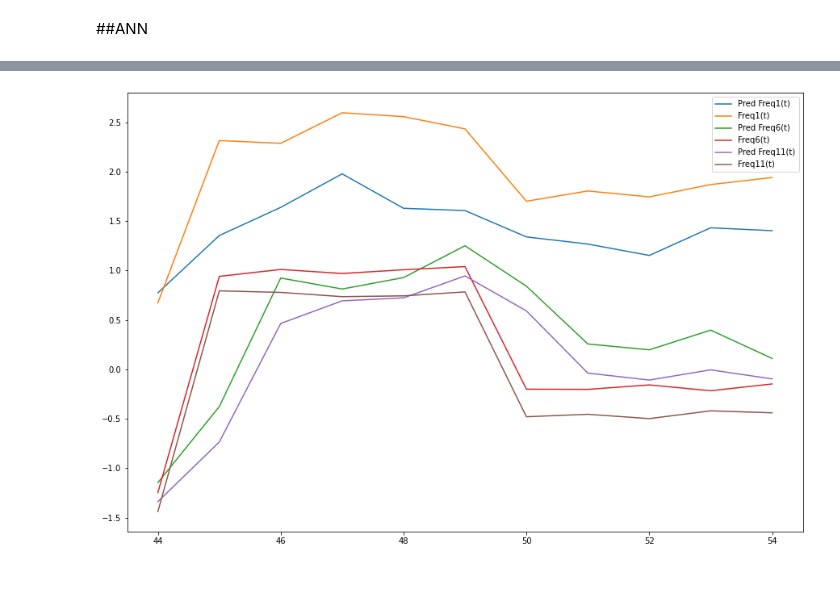
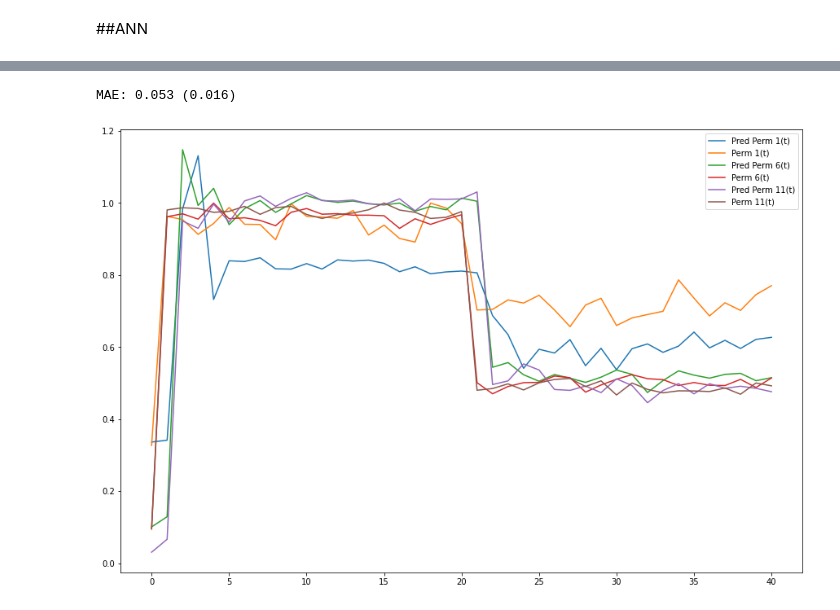
Before and after one commit to shohan007/DIS-soft-sensing-benchmarking-with-SVR-ANN, a Jupyter notebook: Time_series_to_SVR_&_ANN_(Vector).ipynb, the cells around one changed output, grey strips where cells are left out. Drawn from its saved outputs; the diff is of its cells as text; code cells hidden in the pictures; blank space fills up the shorter version.

```diff
--- a/Time_series_to_SVR_&_ANN_(Vector).ipynb
+++ b/Time_series_to_SVR_&_ANN_(Vector).ipynb
@@ -154,0 +67,6 @@ df_index.head()
+# %%
+#Data preprocessing
+dataset=pd.read_excel('/content/Updated database day 1-11 with temp (2).xlsx')
+cleaned_df=dataset.iloc[:,1:16]
+cleaned_df=pd.DataFrame(cleaned_df)
+cleaned_df.head(10)
@@ -180,31 +600,2 @@ MAE: 0.216 (0.055)
 # %% [markdown]
 ##ANN
-# %%
-from numpy import asarray
-from sklearn.datasets import make_regression
-from keras.models import Sequential
-from keras.layers import Dense
-
-#preparing dataset
-
-data = series_to_supervised(values,5)
-#scale= preprocessing.MinMaxScaler()
-#data[data.columns] = scale.fit_transform(data)
-#data
-#print(data)
-
-X=data.iloc[:, 1:-10]
-y=data.iloc[:,X.shape[1]:] #Last 10 column Y value
-
-#Training Test split
-
-X_train=X.iloc[1:-10,:].values
-X_test=X.iloc[X_train.shape[0]:,:].values
-
-y_train=y.iloc[1:-10,:].values      #last 10 row test and prediction data
-y_test=y.iloc[y_train.shape[0]:,:].values
-
-y_train_df=y.iloc[1:-10,:]
-y_test_df=y.iloc[y_train.shape[0]:,:]
-
-data.head()
@@ -354,4 +755,24 @@ df_index.head(20)
+# %%
+#MAE With cross validation
+
+# define the evaluation procedure
+cv = RepeatedKFold(n_splits=10, n_repeats=3, random_state=1)
+
+svr=grid_search.best_estimator_
+
+# evaluate the model and collect the scores
+n_scores = cross_val_score(svr, X, y, scoring='neg_mean_absolute_error', cv=cv, n_jobs=-1)
+
+# force the scores to be positive
+n_scores = absolute(n_scores)
+# summarize performance
+print('MAE: %.3f (%.3f)' % (mean(n_scores), std(n_scores)))
+# %% [output]
+MAE: 0.053 (0.016)
 # %%
-df_index[['Pred Freq1(t)','Freq1(t)','Pred Freq6(t)','Freq6(t)','Pred Freq11(t)','Freq11(t)']].plot(figsize=(15,10));
+df_index = pd.merge(predictions_y, y_test_df, right_index=True, left_index=True)
+df_index=df_index.reset_index(drop=True)
+df_index
+df_index[['Pred Perm 1(t)','Perm 1(t)','Pred Perm 6(t)','Perm 6(t)','Pred Perm 11(t)','Perm 11(t)']].plot(figsize=(15,10));
 # %% [output]
-[figure, old version]
+[figure, new version]
```
Also changed, not shown: parts of 37 cells of this notebook.
